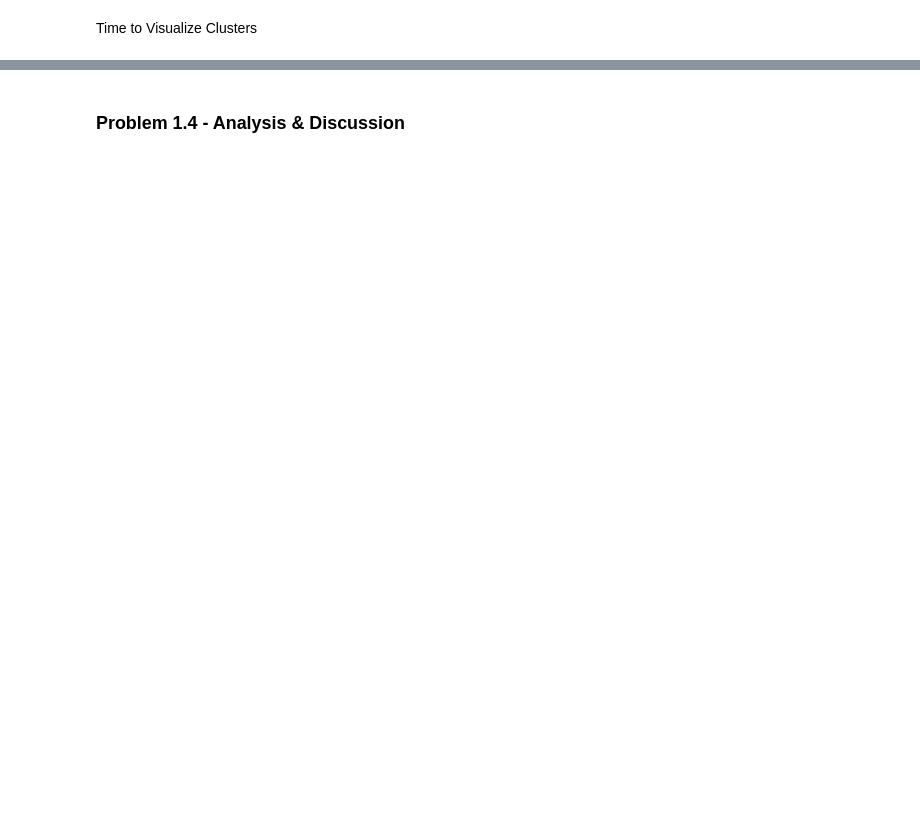
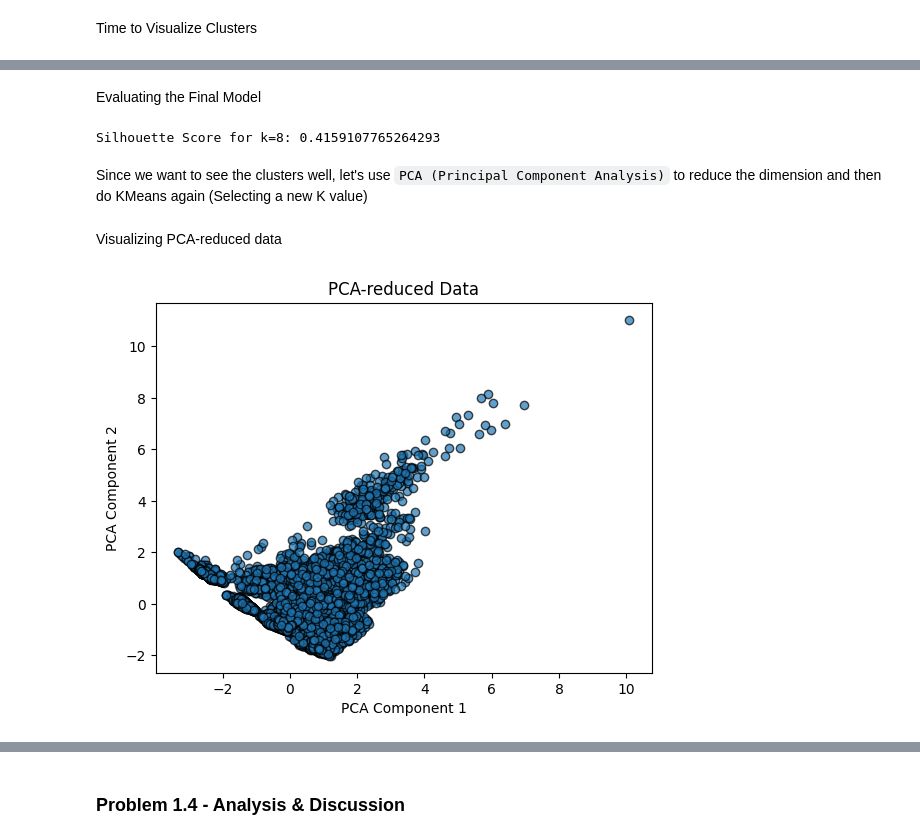
Before and after one commit to theorignalmapdcodex/dtk530-eye-twelve, a Jupyter notebook: dtk530_i12_aic-wl.ipynb, the cells around one changed output, grey strips where cells are left out. Drawn from its saved outputs; the diff is of its cells as text; code cells hidden in the pictures; blank space fills up the shorter version.

```diff
--- a/dtk530_i12_aic-wl.ipynb
+++ b/dtk530_i12_aic-wl.ipynb
@@ -556,6 +556,6 @@ So for my K-Means model, I will `k=6`. Let's proceed to calculate.
 # %%
 # Final KMeans Model
-optimal_k = 6  # Chosen from Silhouette method
+optimal_k = 8  # Chosen from Silhouette method
 kmeans = KMeans(n_clusters=optimal_k, random_state=42)
 abnb_features_target_kmc['Cluster'] = kmeans.fit_predict(kmc_scaled_data)
 # %% [markdown]
@@ -570,0 +573,26 @@ plt.show()
+# %% [markdown]
+Evaluating the Final Model
+# %%
+print(f"Silhouette Score for k={optimal_k}: {silhouette_score(kmc_scaled_data, abnb_features_target_kmc['Cluster'])}")
+# %% [output]
+Silhouette Score for k=8: 0.4159107765264293
+# %% [markdown]
+Since we want to see the clusters well, let's use `PCA (Principal Component Analysis)` to reduce the dimension and then do KMeans again (Selecting a new K value)
+# %%
+from sklearn.decomposition import PCA
+scaler = StandardScaler()
+kmc_scaled_data = scaler.fit_transform(abnb_features_target_kmc)
+
+# Perform PCA by reducing to 2 components for visualization
+pca = PCA(n_components=2)
+pca_kmc_data = pca.fit_transform(kmc_scaled_data)
+# %% [markdown]
+Visualizing PCA-reduced data
+# %%
+plt.scatter(pca_kmc_data[:, 0], pca_kmc_data[:, 1], alpha=0.7, edgecolor='k')
+plt.xlabel('PCA Component 1')
+plt.ylabel('PCA Component 2')
+plt.title('PCA-reduced Data')
+plt.show()
+# %% [output]
+[figure, added]
```
Also changed, not shown: parts of 30 cells of this notebook.
